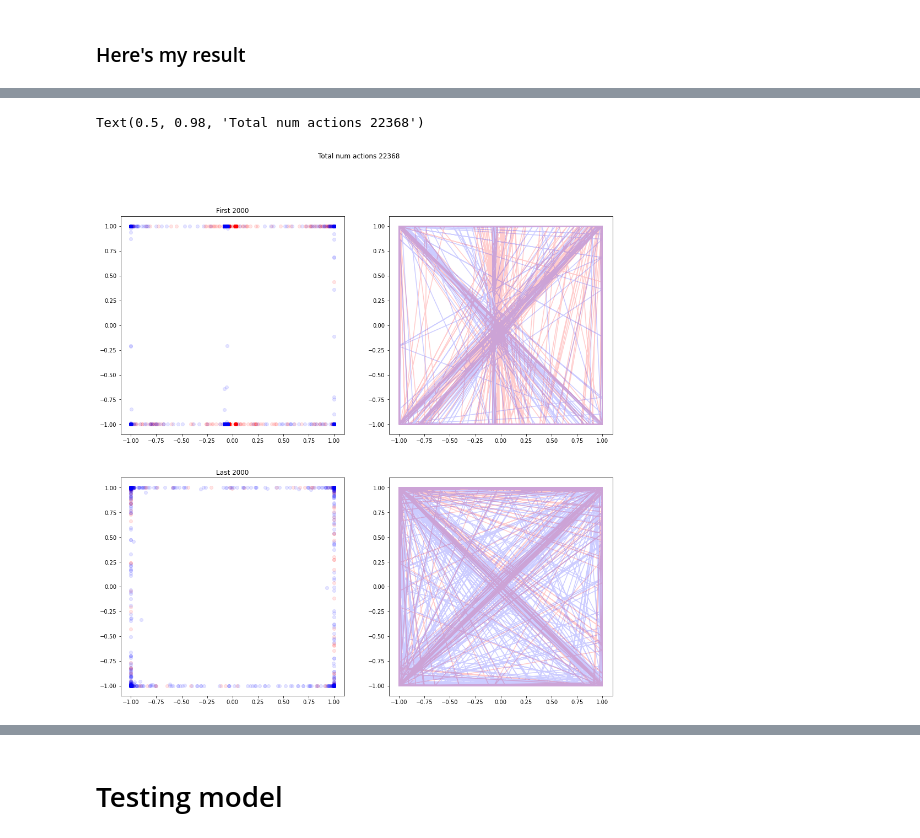
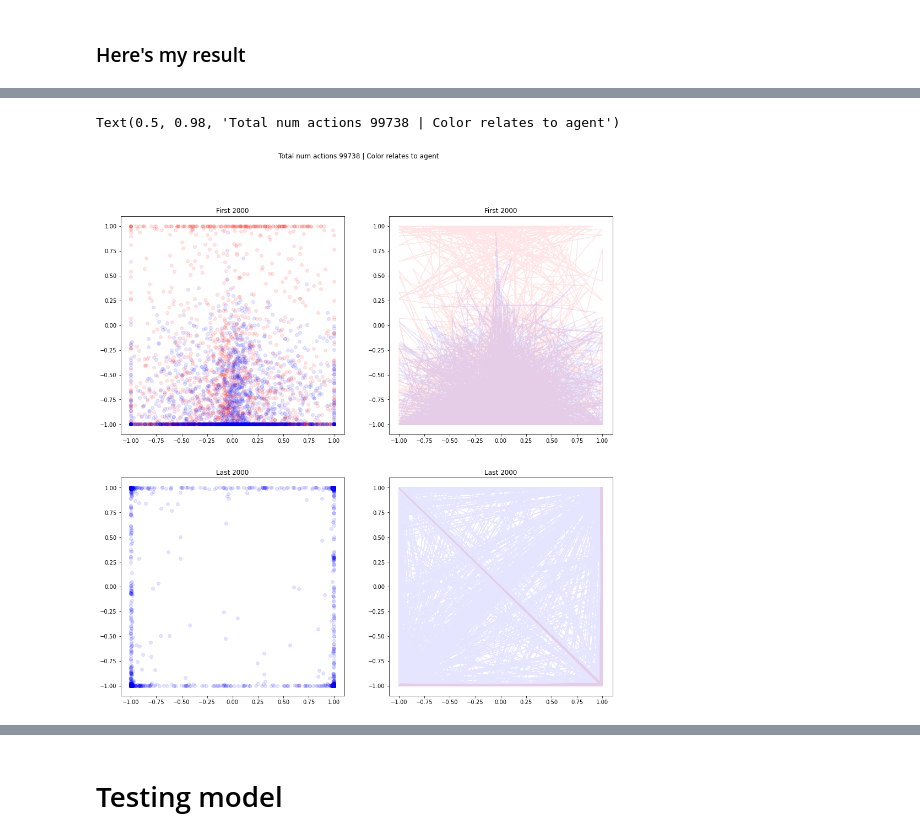
Before and after one commit to laszukdawid/udacity-deep-reinforcement-learning, a Jupyter notebook: p3_collab-compet/Tennis.ipynb, the cells around one changed output, grey strips where cells are left out. Drawn from its saved outputs; the diff is of its cells as text; code cells hidden in the pictures.

```diff
--- a/p3_collab-compet/Tennis.ipynb
+++ b/p3_collab-compet/Tennis.ipynb
@@ -569,24 +202,24 @@ def seeding(seed=32167):
 
 seeding()
 # %%
-writer = SummaryWriter('runs/p3_maddpg_117')
+writer = SummaryWriter('runs/p3_maddpg')
 
-number_of_episodes = 500
-max_episode_length = 200
-warmup_episodes = 20000000
+number_of_episodes = 4000
+max_episode_length = 600
+warmup_episodes = 20
 
 noise = 1.0
-noise_max, noise_min = 1., 0.1
-noise_reduction = 0.9999
+noise_max, noise_min = 1., 0.005
+noise_reduction = 0.996
 noise_reset_episodes = 1000
 
 episode_score_every = 50
 save_interval = 200
 
-config = {'batch_size': 512,
-          'p_batch_size': 3,
-          'n_batch_size': 3,
-          'buffer_size': int(1e5),
+config = {'batch_size': 500,
+          'p_batch_size': 0,
+          'n_batch_size': 0,
+          'buffer_size': int(2e5),
           'number_updates': 1,
           'update_every_iterations': 1,
           'soft_update_every': 4,
@@ -594,12 +227,12 @@ config = {'batch_size': 512,
           'actor_lr': 1e-3,
           'actor_lr_decay': 0,
           'critic_lr_decay': 0,
-          'actor_tau': 0.008,
-          'critic_tau': 0.008,
-          'warm_up': 0,
-          'hidden_layers': (256, 128),
-          'noise_scale': 1.,
-          'noise_sigma': .4,
+          'actor_tau': 0.006,
+          'critic_tau': 0.006,
+          'warm_up': 1e3,
+          'hidden_layers': (400, 300),
+          'noise_scale': 1.2,
+          'noise_sigma': .45,
           'agents_number': agents_number,
           'gradient_clip': 1.0,
           'discount': 0.99,
@@ -731,37 +372,39 @@ Ep  299. Rewards (over last 100): Avg: 0.0     | Max: 0.0  | Min: -0.01 | Noise:
 # %%
 samples = maddpg.buffer.memory
 all_actions = np.array([s[1] for s in samples])
 
 
 fig, axes = plt.subplots(2,2, figsize=(16, 16))
 
 actions = all_actions[:2000]
 x1, y1 = actions[:, :2].reshape(2, -1)  # Red actions: right/left, jump
 x2, y2 = actions[:, 2:].reshape(2, -1)  # Blue actions: left/right, jump
 
 ax = axes[0][0]
 ax.scatter(-x1, y1, color='r', alpha=0.1)
 ax.scatter(x2, y2, color='b', alpha=0.1)
 ax.set_title("First 2000")
 
 ax = axes[0][1]
-ax.plot(-x1, y1, color='r', alpha=0.2)
-ax.plot(x2, y2, color='b', alpha=0.2)
+ax.plot(-x1, y1, color='r', alpha=0.1)
+ax.plot(x2, y2, color='b', alpha=0.1)
+ax.set_title("First 2000")
 
 actions = all_actions[-2000:]
 x1, y1 = actions[:, :2].reshape(2, -1)  # Red actions: right/left, jump
 x2, y2 = actions[:, 2:].reshape(2, -1)  # Blue actions: left/right, jump
 ax = axes[1][0]
 ax.scatter(-x1, y1, color='r', alpha=0.1)
 ax.scatter(x2, y2, color='b', alpha=0.1)
 ax.set_title("Last 2000")
 
 ax = axes[1][1]
-ax.plot(-x1, y1, color='r', alpha=0.2)
-ax.plot(x2, y2, color='b', alpha=0.2)
+ax.plot(-x1, y1, color='r', alpha=0.1)
+ax.plot(x2, y2, color='b', alpha=0.1)
+ax.set_title("Last 2000")
 
 
-plt.suptitle(f"Total num actions {len(all_actions)}")
+plt.suptitle(f"Total num actions {len(all_actions)} | Color relates to agent")
 # %% [output]
-Text(0.5, 0.98, 'Total num actions 22368')
+Text(0.5, 0.98, 'Total num actions 99738 | Color relates to agent')
-[figure, old version]
+[figure, new version]
```
Also changed, not shown: parts of 64 cells of this notebook, 17 other files.
